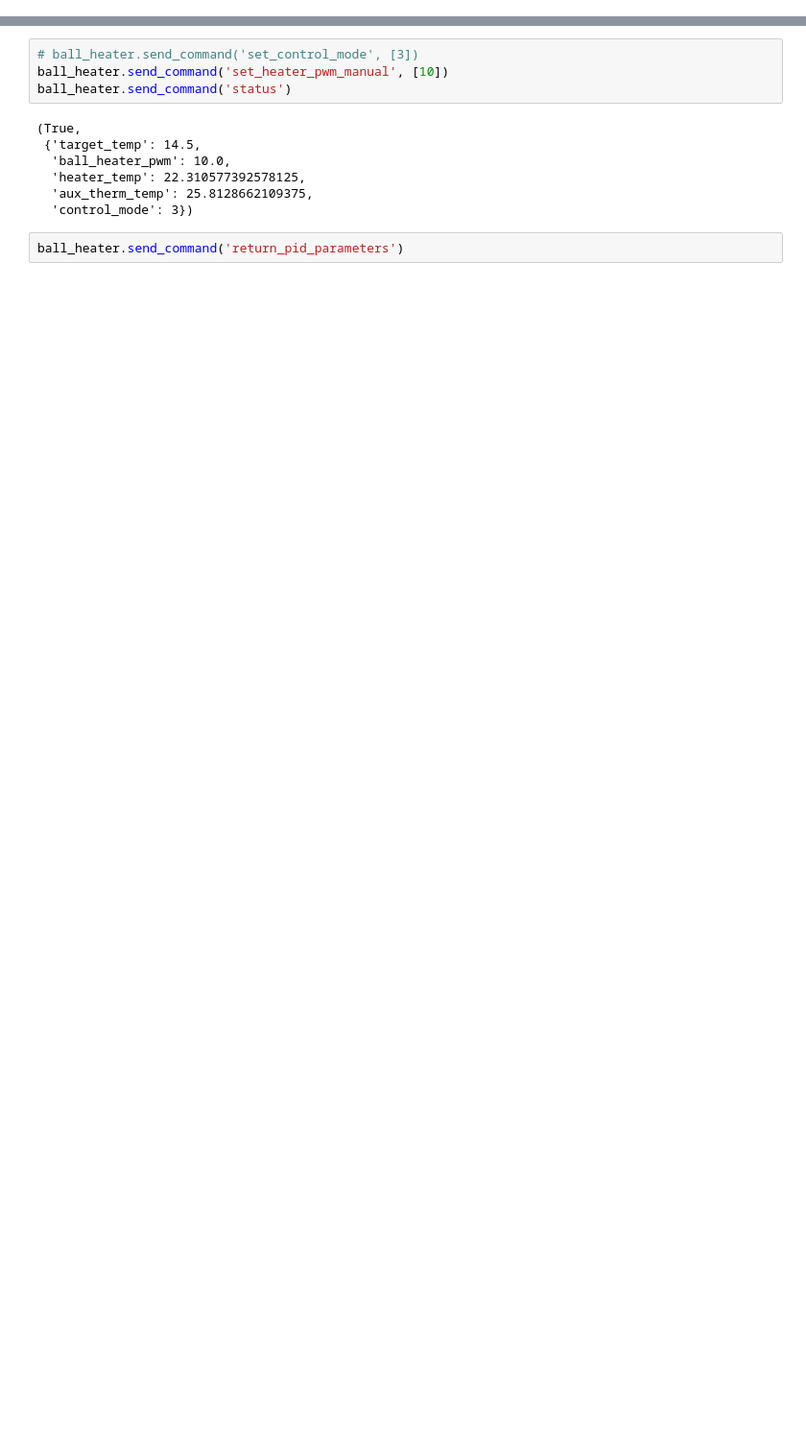
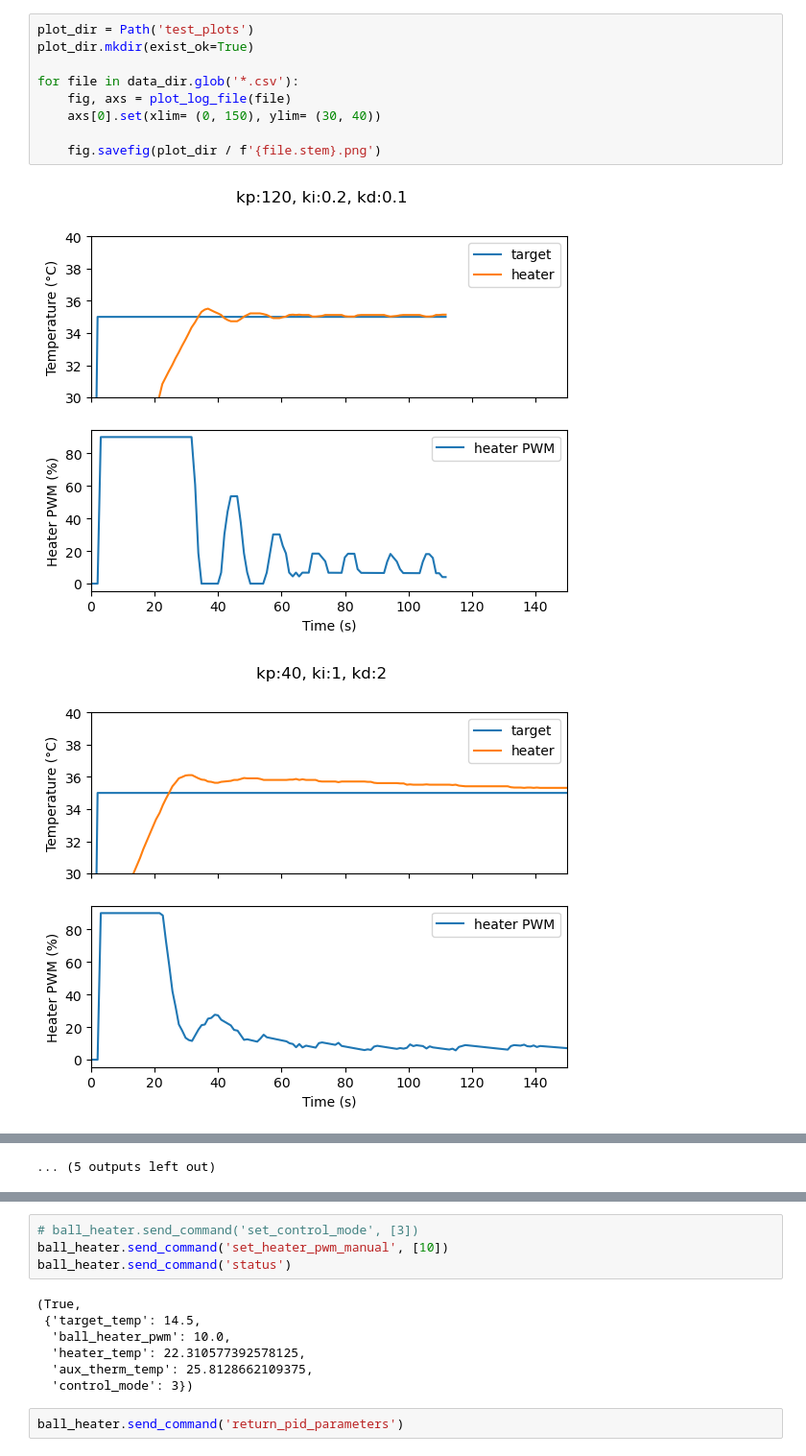
Before and after one commit to MaimonLab/ball_heater_controller, a Jupyter notebook: ball_heater_controller/ball_heater_controller_testing.ipynb, the cells around one changed output, grey strips where cells are left out. Shown at 96% size. Cells and saved outputs as stored; diff of their text form; blank space fills up the shorter version.

```diff
--- a/ball_heater_controller/ball_heater_controller_testing.ipynb
+++ b/ball_heater_controller/ball_heater_controller_testing.ipynb
@@ -18,0 +77,12 @@ ball_heater = BallHeaterDriver(port = '/dev/cu.usbserial-210')
+# %%
+plot_dir = Path('test_plots')
+plot_dir.mkdir(exist_ok=True)
+
+for file in data_dir.glob('*.csv'):
+    fig, axs = plot_log_file(file)
+    axs[0].set(xlim= (0, 150), ylim= (30, 40))
+
+    fig.savefig(plot_dir / f'{file.stem}.png')
+# %% [output]
+[figure, added]
+[figure, added]
@@ -18,0 +99 @@ ball_heater = BallHeaterDriver(port = '/dev/cu.usbserial-210')
+... (5 outputs left out)
```
Also changed, not shown: parts of 16 cells of this notebook, 2 other files.
